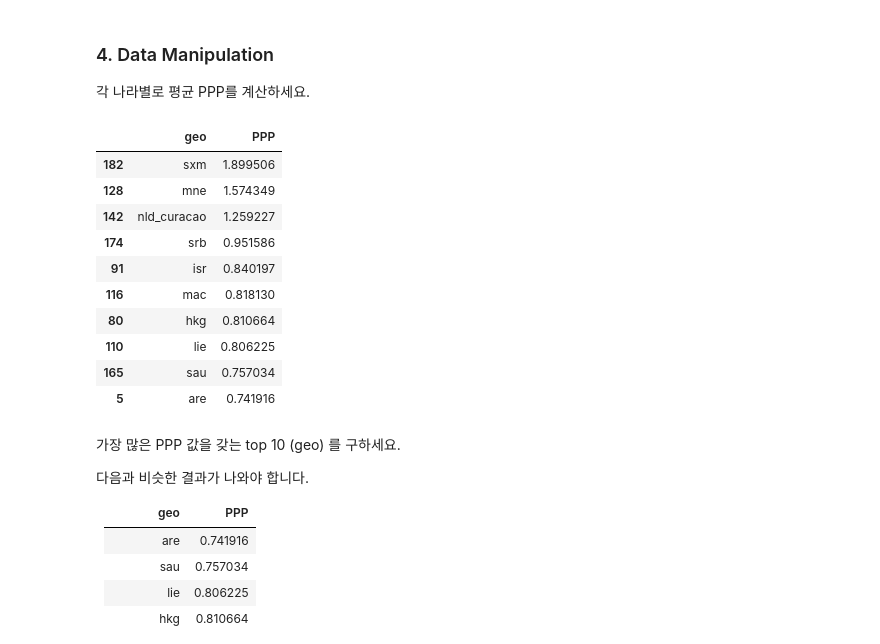
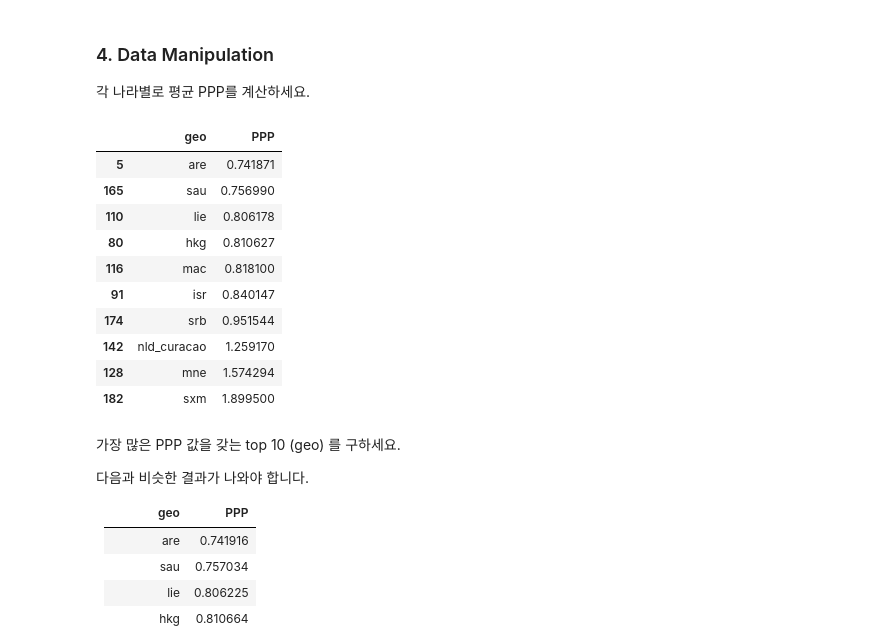
Before and after one commit to JangJiYeon12/Codestates_SC, a Jupyter notebook: ai12-sc11x-장지연.ipynb, the cells around one changed output. Saved outputs shown, nothing was run; the diff lists cells and outputs as text; code cells hidden in the pictures.

```diff
--- a/ai12-sc11x-장지연.ipynb
+++ b/ai12-sc11x-장지연.ipynb
@@ -124,7 +107,16 @@ df5
 
 그 결과로 2019년 한국에서 PPP가 1.3448이 나와야 합니다. (해당 내역을 보여주세요.)
 # %%
+import math
+
+def yes(x) :
+  try :
+    return math.floor(x * 10000) * 0.0001
+  except :
+    return 0
+
 df5['PPP'] = df5['cell_phones_total'] / df5['population']
+df5['PPP'] = df5['PPP'].apply(yes)
 
 print(df5.loc[(df5['geo'] == 'kor') & (df5['time'] == 2019)])
 # %% [output]
@@ -137,21 +129,21 @@ print(df5.loc[(df5['geo'] == 'kor') & (df5['time'] == 2019)])
 # %%
 df6 = df5.groupby('geo')['PPP'].agg(**{'PPP':'mean'}).reset_index()
 
-df6 = df6.sort_values(by = 'PPP', ascending = False)
+df6 = df6.sort_values(by = 'PPP')
 
-df6.head(10)
+df6.tail(10)
 # %% [output]
 |  | geo | PPP |
-| 182 | sxm | 1.899506 |
-| 128 | mne | 1.574349 |
-| 142 | nld_curacao | 1.259227 |
-| 174 | srb | 0.951586 |
-| 91 | isr | 0.840197 |
-| 116 | mac | 0.818130 |
-| 80 | hkg | 0.810664 |
-| 110 | lie | 0.806225 |
-| 165 | sau | 0.757034 |
-| 5 | are | 0.741916 |
+| 5 | are | 0.741871 |
+| 165 | sau | 0.756990 |
+| 110 | lie | 0.806178 |
+| 80 | hkg | 0.810627 |
+| 116 | mac | 0.818100 |
+| 91 | isr | 0.840147 |
+| 174 | srb | 0.951544 |
+| 142 | nld_curacao | 1.259170 |
+| 128 | mne | 1.574294 |
+| 182 | sxm | 1.899500 |
 # %% [markdown]
 가장 많은 PPP 값을 갖는 top 10 (geo) 를 구하세요.
 
```
Also changed, not shown: parts of 5 cells of this notebook.
